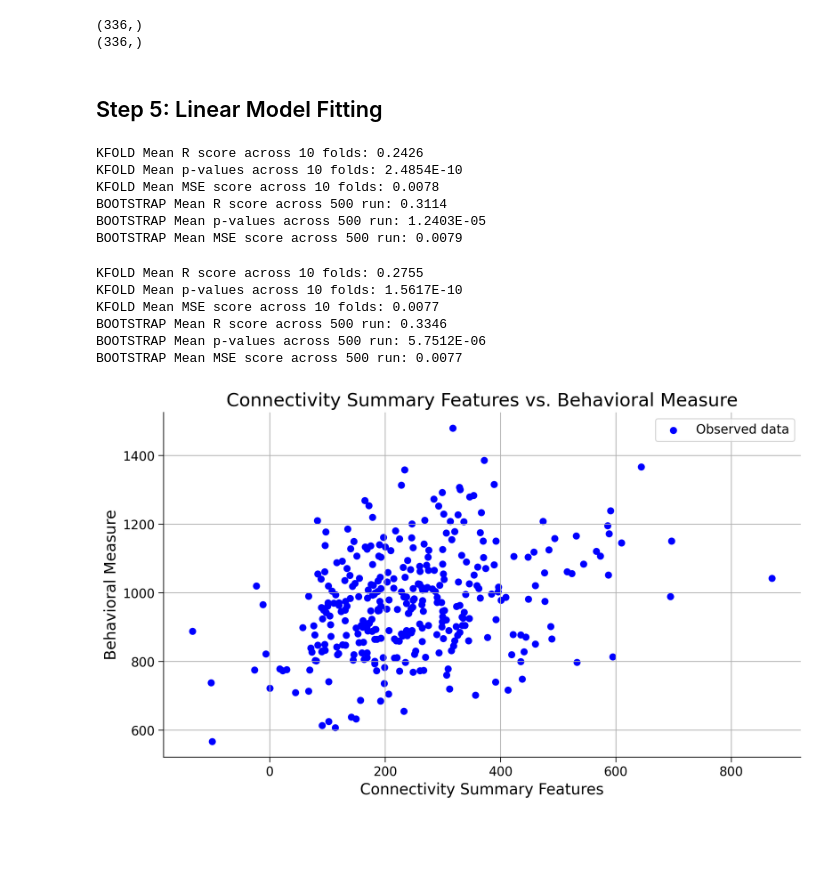
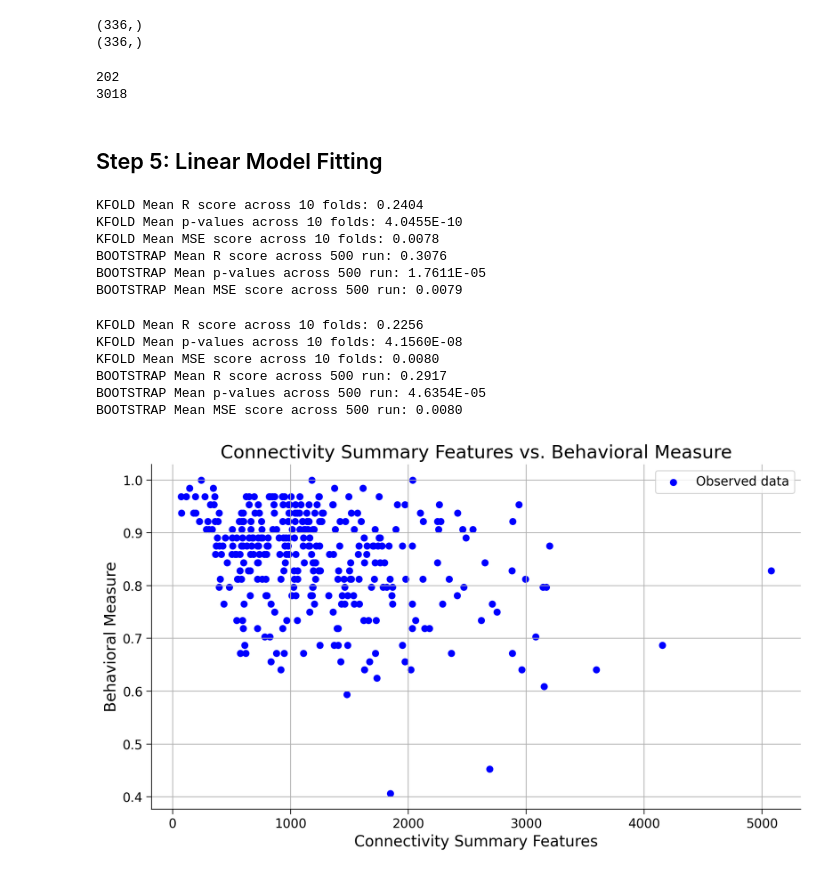
Before and after one commit to MJulaie/Neuromatch-HCP-Working-Memory, a Jupyter notebook: notebooks/CPM_V2.ipynb, the cells around one changed output. Drawn from its saved outputs; the diff is of its cells as text; code cells hidden in the pictures; blank space fills up the shorter version.

Commit message:
Bug Fix: Fisher z on Functional Connectivity

```diff
--- a/notebooks/CPM_V2.ipynb
+++ b/notebooks/CPM_V2.ipynb
@@ -266,7 +266,8 @@ def calculate_fc(
 ):
     timeseries = timeseries[indices, :]
     correlation_matrix = np.corrcoef(timeseries)
-    return correlation_matrix
+    fisher_z_matrix = np.arctanh(correlation_matrix)
+    return fisher_z_matrix
 
 
 def plot_connectivity_matrix(matrix, title):
@@ -400,7 +401,7 @@ connectivity_df['Subject'] = memory_performance_metrics['Subject']
 merged_df = pd.merge(memory_performance_metrics, connectivity_df, on='Subject')
 
 # Features (X) are the connectivity features
-X = merged_df.drop(columns=['Subject', '0BK_ACC', '0BK_MEDIAN_RT', '2BK_ACC', '2BK_MEDIAN_RT']).values
+X = merged_df.drop(columns=['Subject', '0BK_ACC', '0BK_MEDIAN_RT', '0BK_D_PRIME', '2BK_ACC', '2BK_MEDIAN_RT', '2BK_D_PRIME']).values
 # Target variable (y) is 0BK_ACC
 y = merged_df['2BK_ACC'].values
 not_nan_indices = ~np.isnan(y)
@@ -418,19 +419,18 @@ print(y.shape)
 # %%
 from scipy.stats import pearsonr
 from scipy.stats import spearmanr
-def select_significant_edges(X, y, p_threshold=0.001):
+def select_significant_edges(X, y, p_threshold=0.01):
         num_edges = X.shape[1]
         positive_significant_edges = np.zeros(num_edges, dtype=bool)
         negative_significant_edges = np.zeros(num_edges, dtype=bool)
 
         for edge in range(num_edges):
-            #r, p = pearsonr(X[:, edge], y)
-            r, p = spearmanr(X[:, edge], y)
+            r, p = pearsonr(X[:, edge], y)
+            #r, p = spearmanr(X[:, edge], y)
             if p < p_threshold:
-                fisher_z = np.arctanh(r)
-                if fisher_z > 0:
+                if r > 0:
                     positive_significant_edges[edge] = True
-                if fisher_z < 0:
+                if r < 0:
                     negative_significant_edges[edge] = True
 
         return positive_significant_edges, negative_significant_edges
@@ -448,6 +448,12 @@ print(X_summary_negative.shape)
 # %% [output]
 (336,)
 (336,)
+# %%
+print(len(positive_significant_edges[positive_significant_edges==True]))
+print(len(negative_significant_edges[negative_significant_edges==True]))
+# %% [output]
+202
+3018
 # %% [markdown]
 ## Step 5: Linear Model Fitting
 # %%
@@ -463,11 +469,11 @@ print(f"BOOTSTRAP Mean R score across 500 run: {positive_bootstrap_result[0]:.4f
 print(f"BOOTSTRAP Mean p-values across 500 run: {positive_bootstrap_result[2][0]:.4E}")
 print(f"BOOTSTRAP Mean MSE score across 500 run: {positive_bootstrap_result[1]:.4f}")
 # %% [output]
-KFOLD Mean R score across 10 folds: 0.2426
-KFOLD Mean p-values across 10 folds: 2.4854E-10
+KFOLD Mean R score across 10 folds: 0.2404
+KFOLD Mean p-values across 10 folds: 4.0455E-10
 KFOLD Mean MSE score across 10 folds: 0.0078
-BOOTSTRAP Mean R score across 500 run: 0.3114
-BOOTSTRAP Mean p-values across 500 run: 1.2403E-05
+BOOTSTRAP Mean R score across 500 run: 0.3076
+BOOTSTRAP Mean p-values across 500 run: 1.7611E-05
 BOOTSTRAP Mean MSE score across 500 run: 0.0079
 # %%
 negative_kfold_result = kfold_cross_validation(X_summary_negative.reshape(-1, 1), y, plotting=False)
@@ -480,13 +486,13 @@ print(f"BOOTSTRAP Mean R score across 500 run: {negative_bootstrap_result[0]:.4f
 print(f"BOOTSTRAP Mean p-values across 500 run: {negative_bootstrap_result[2][0]:.4E}")
 print(f"BOOTSTRAP Mean MSE score across 500 run: {negative_bootstrap_result[1]:.4f}")
 # %% [output]
-KFOLD Mean R score across 10 folds: 0.2755
-KFOLD Mean p-values across 10 folds: 1.5617E-10
-KFOLD Mean MSE score across 10 folds: 0.0077
-BOOTSTRAP Mean R score across 500 run: 0.3346
-BOOTSTRAP Mean p-values across 500 run: 5.7512E-06
-BOOTSTRAP Mean MSE score across 500 run: 0.0077
+KFOLD Mean R score across 10 folds: 0.2256
+KFOLD Mean p-values across 10 folds: 4.1560E-08
+KFOLD Mean MSE score across 10 folds: 0.0080
+BOOTSTRAP Mean R score across 500 run: 0.2917
+BOOTSTRAP Mean p-values across 500 run: 4.6354E-05
+BOOTSTRAP Mean MSE score across 500 run: 0.0080
 # %%
-plot_connectivity_vs_behavior(X_summary, y)
+plot_connectivity_vs_behavior(X_summary_negative, y)
 # %% [output]
-[figure, old version]
+[figure, new version]
```
Also changed, not shown: parts of 2 cells of this notebook, 1 other file.
